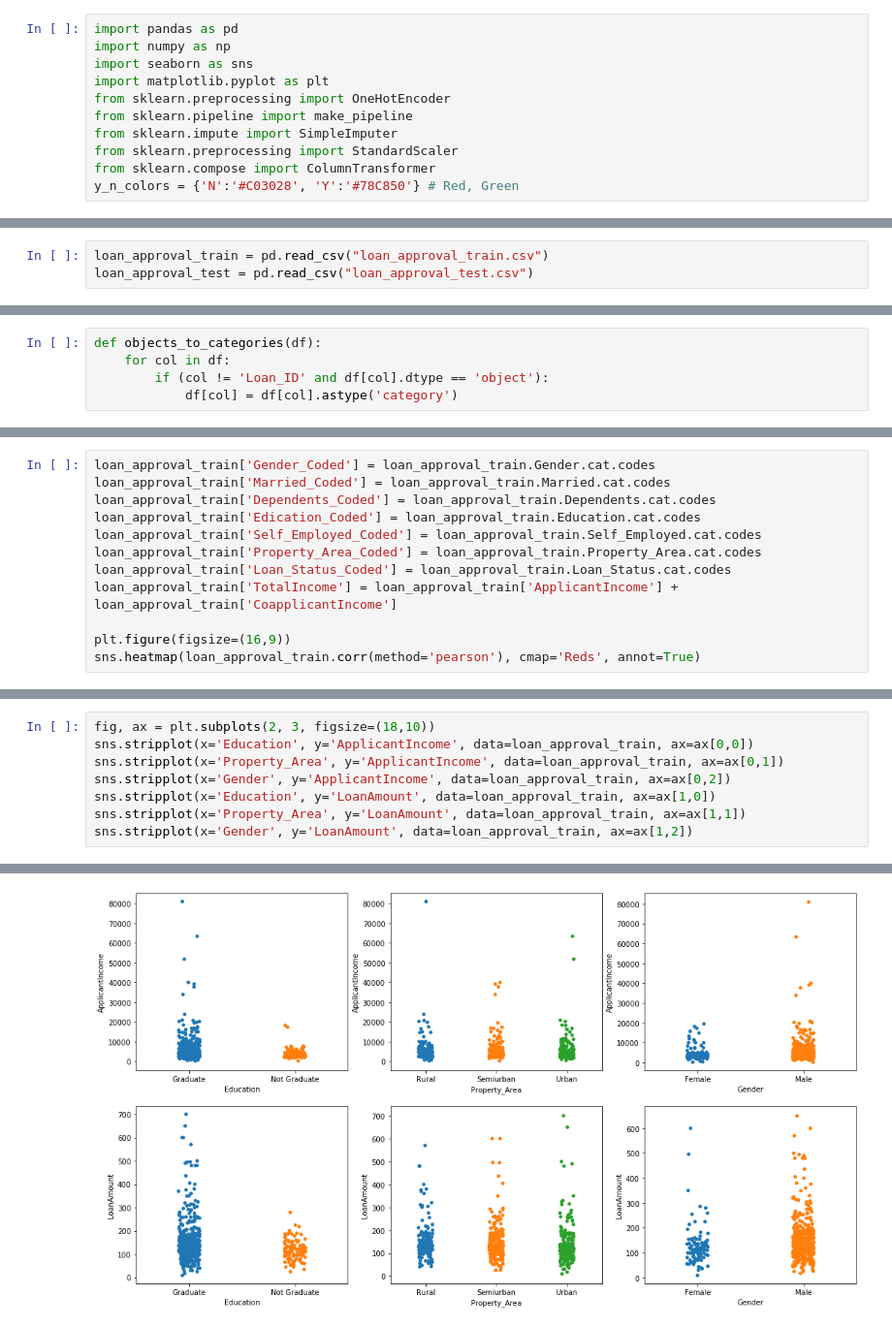
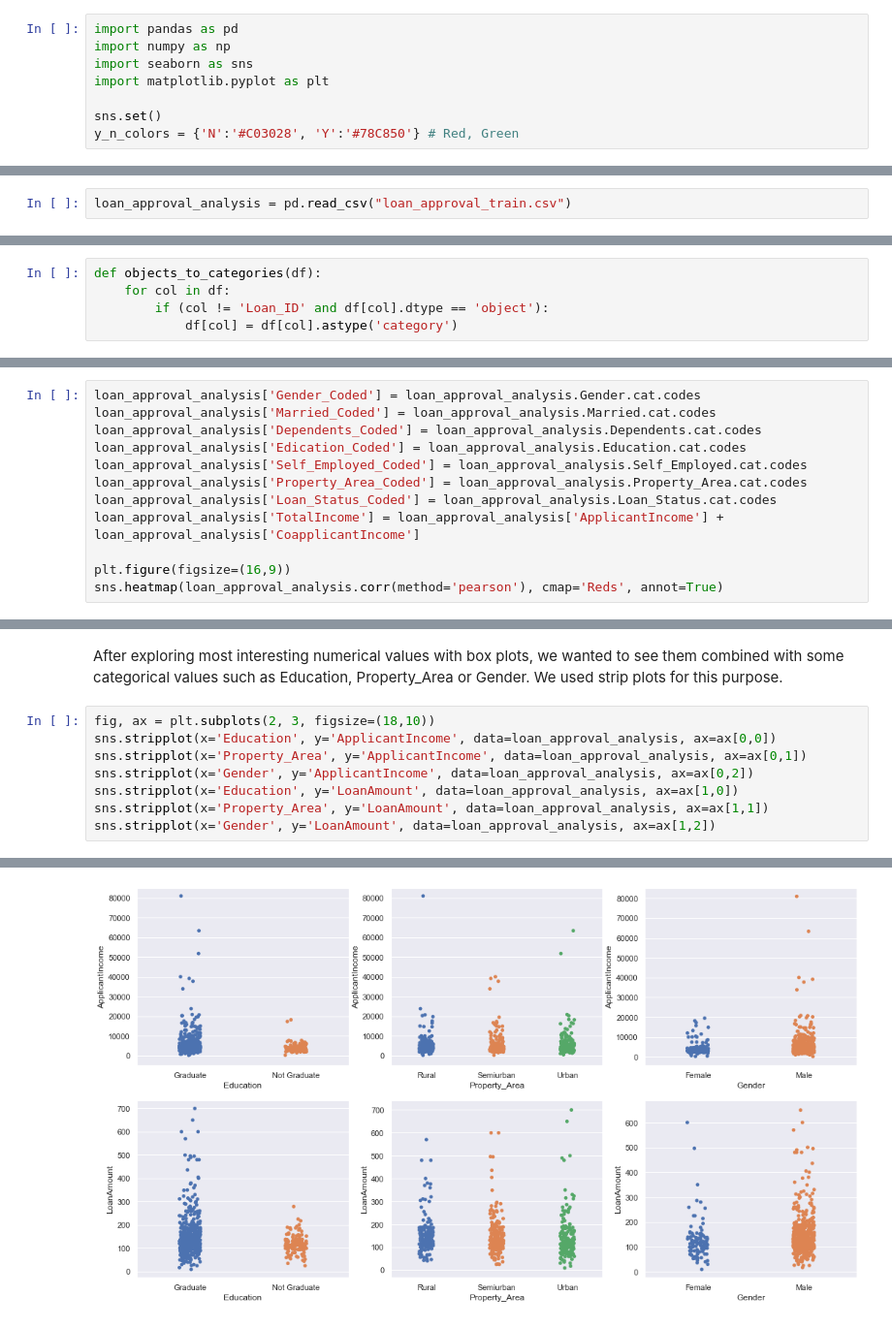
Before and after one commit to michalmokros/IB031-Project, a Jupyter notebook: jupyter-notebooks/MLProject.ipynb, the cells around one changed output, grey strips where cells are left out. Shown: that part at 97% size. Saved outputs shown, nothing was run; the diff lists cells and outputs as text.

```diff
--- a/jupyter-notebooks/MLProject.ipynb
+++ b/jupyter-notebooks/MLProject.ipynb
@@ -19,9 +19,6 @@ import pandas as pd
 import numpy as np
 import seaborn as sns
 import matplotlib.pyplot as plt
-from sklearn.preprocessing import OneHotEncoder
-from sklearn.pipeline import make_pipeline
-from sklearn.impute import SimpleImputer
-from sklearn.preprocessing import StandardScaler
-from sklearn.compose import ColumnTransformer
+
+sns.set()
 y_n_colors = {'N':'#C03028', 'Y':'#78C850'} # Red, Green
@@ -28,4 +27,3 @@ y_n_colors = {'N':'#C03028', 'Y':'#78C850'} # Red, Green
 # %%
-loan_approval_train = pd.read_csv("loan_approval_train.csv")
-loan_approval_test = pd.read_csv("loan_approval_test.csv")
+loan_approval_analysis = pd.read_csv("loan_approval_train.csv")
 # %%
@@ -95,14 +113,14 @@ dtype: int64
 # %%
-loan_approval_train['Gender_Coded'] = loan_approval_train.Gender.cat.codes
-loan_approval_train['Married_Coded'] = loan_approval_train.Married.cat.codes
-loan_approval_train['Dependents_Coded'] = loan_approval_train.Dependents.cat.codes
-loan_approval_train['Edication_Coded'] = loan_approval_train.Education.cat.codes
-loan_approval_train['Self_Employed_Coded'] = loan_approval_train.Self_Employed.cat.codes
-loan_approval_train['Property_Area_Coded'] = loan_approval_train.Property_Area.cat.codes
-loan_approval_train['Loan_Status_Coded'] = loan_approval_train.Loan_Status.cat.codes
-loan_approval_train['TotalIncome'] = loan_approval_train['ApplicantIncome'] + loan_approval_train['CoapplicantIncome']
+loan_approval_analysis['Gender_Coded'] = loan_approval_analysis.Gender.cat.codes
+loan_approval_analysis['Married_Coded'] = loan_approval_analysis.Married.cat.codes
+loan_approval_analysis['Dependents_Coded'] = loan_approval_analysis.Dependents.cat.codes
+loan_approval_analysis['Edication_Coded'] = loan_approval_analysis.Education.cat.codes
+loan_approval_analysis['Self_Employed_Coded'] = loan_approval_analysis.Self_Employed.cat.codes
+loan_approval_analysis['Property_Area_Coded'] = loan_approval_analysis.Property_Area.cat.codes
+loan_approval_analysis['Loan_Status_Coded'] = loan_approval_analysis.Loan_Status.cat.codes
+loan_approval_analysis['TotalIncome'] = loan_approval_analysis['ApplicantIncome'] + loan_approval_analysis['CoapplicantIncome']
 
 plt.figure(figsize=(16,9))
-sns.heatmap(loan_approval_train.corr(method='pearson'), cmap='Reds', annot=True)
+sns.heatmap(loan_approval_analysis.corr(method='pearson'), cmap='Reds', annot=True)
 # %% [output]
 <matplotlib.axes._subplots.AxesSubplot at 0x...>
@@ -121,11 +141,13 @@ sns.boxplot(y='LoanAmount', data=loan_approval_train, showfliers=False, ax=ax[2,
+# %% [markdown]
+After exploring most interesting numerical values with box plots, we wanted to see them combined with some categorical values such as Education, Property_Area or Gender. We used strip plots for this purpose.
 # %%
 fig, ax = plt.subplots(2, 3, figsize=(18,10))
-sns.stripplot(x='Education', y='ApplicantIncome', data=loan_approval_train, ax=ax[0,0])
-sns.stripplot(x='Property_Area', y='ApplicantIncome', data=loan_approval_train, ax=ax[0,1])
-sns.stripplot(x='Gender', y='ApplicantIncome', data=loan_approval_train, ax=ax[0,2])
-sns.stripplot(x='Education', y='LoanAmount', data=loan_approval_train, ax=ax[1,0])
-sns.stripplot(x='Property_Area', y='LoanAmount', data=loan_approval_train, ax=ax[1,1])
-sns.stripplot(x='Gender', y='LoanAmount', data=loan_approval_train, ax=ax[1,2])
+sns.stripplot(x='Education', y='ApplicantIncome', data=loan_approval_analysis, ax=ax[0,0])
+sns.stripplot(x='Property_Area', y='ApplicantIncome', data=loan_approval_analysis, ax=ax[0,1])
+sns.stripplot(x='Gender', y='ApplicantIncome', data=loan_approval_analysis, ax=ax[0,2])
+sns.stripplot(x='Education', y='LoanAmount', data=loan_approval_analysis, ax=ax[1,0])
+sns.stripplot(x='Property_Area', y='LoanAmount', data=loan_approval_analysis, ax=ax[1,1])
+sns.stripplot(x='Gender', y='LoanAmount', data=loan_approval_analysis, ax=ax[1,2])
 # %% [output]
 <matplotlib.axes._subplots.AxesSubplot at 0x...>
-[figure, old version]
+[figure, new version]
```
Also changed, not shown: parts of 39 cells of this notebook.
